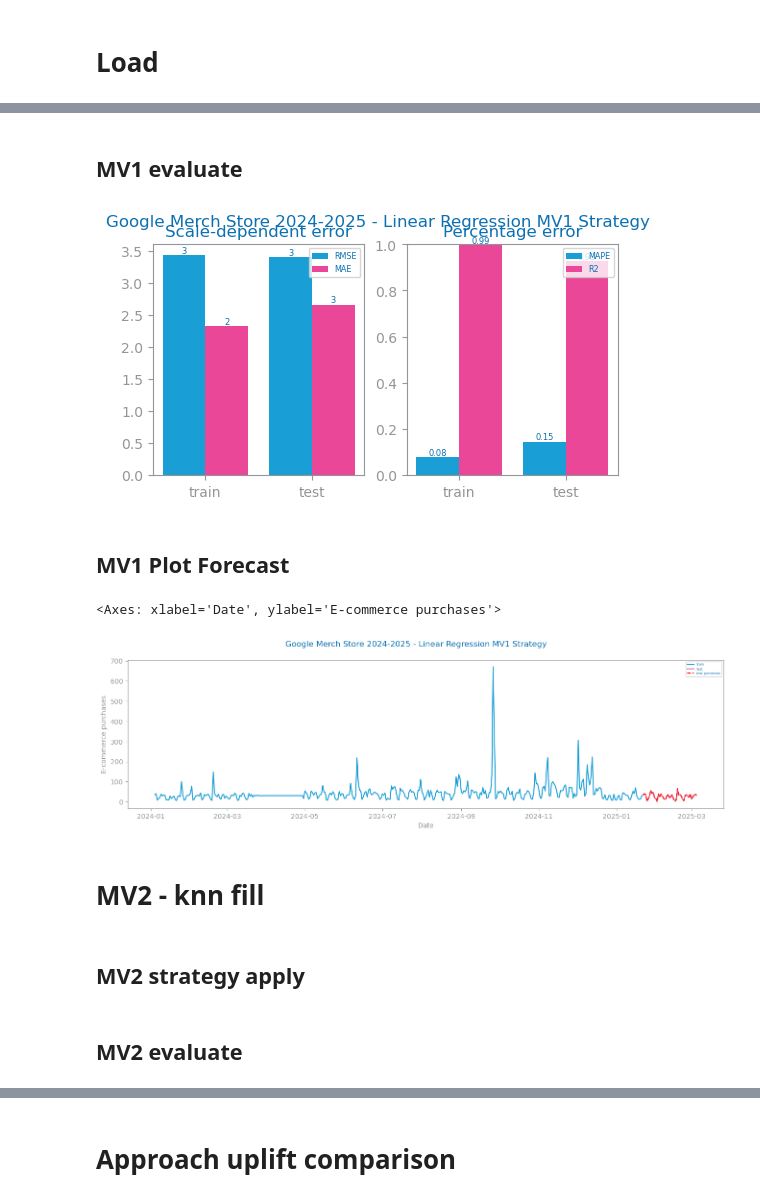
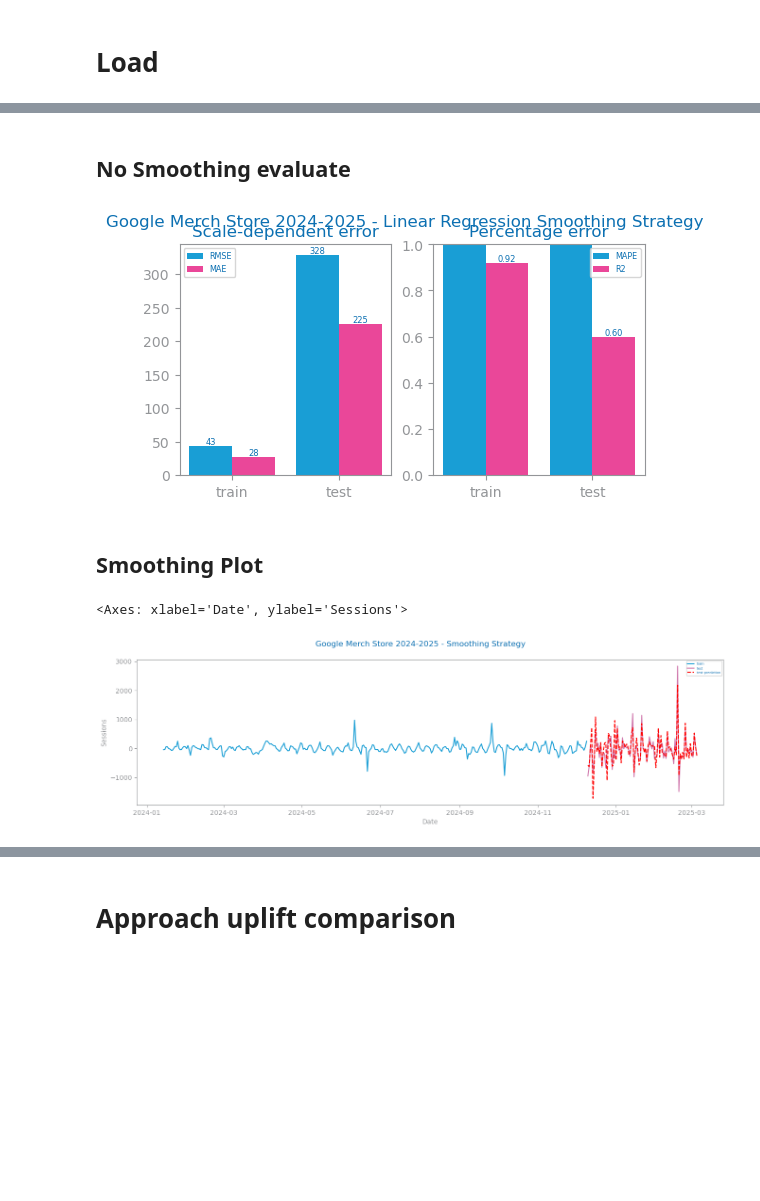
Before and after one commit to jvanalytics/ist_dash_2024_rec, a Jupyter notebook: time_series_forecasting/notebooks/dataset_3/5_ga4_merch_agg_2024_time_series_smoothing.ipynb, the cells around one changed output, grey strips where cells are left out. Saved outputs shown, nothing was run; the diff lists cells and outputs as text; code cells hidden in the pictures; blank space fills up the shorter version.

Commit message:
added smoothing and notebooks for evaluation. removed variables from pre proc

```diff
--- a/time_series_forecasting/notebooks/dataset_3/5_ga4_merch_agg_2024_time_series_smoothing.ipynb
+++ b/time_series_forecasting/notebooks/dataset_3/5_ga4_merch_agg_2024_time_series_smoothing.ipynb
@@ -29,15 +29,10 @@ test_data=False
 data=pd.read_csv(filepath, decimal=".",  index_col='Date', parse_dates=True,  infer_datetime_format=True)
 
 
-target='E-commerce purchases' # using for testing null values
-
-# target='Sessions' # the target class for project which does not contain nulls
-
-
+target='Sessions'
 series: Series = data[target]
 
-
-test_split_threshold = 0.9
+test_split_threshold = 0.8
 
 data.info()
 # %% [output]
@@ -151,0 +106,25 @@ Filling missing values for column: First time purchasers Mobile
+# %%
+
+def apply_strategy_1(df):
+
+    data_copy=df.copy()
+
+
+    # Split the data into train and test sets
+    train, test = series_train_test_split(data_copy, trn_pct=test_split_threshold)
+
+
+    WIN_SIZE = 10
+
+    #smoothing over the training data
+    train_smoothed=train.rolling(window=WIN_SIZE).mean().dropna()
+
+    return train_smoothed, test
+
+
+
+train_1,test_1=apply_strategy_1(data)
+
+print(train_1.info())
+
+print(test_1.info())
@@ -152,49 +149,44 @@ Filling missing values for column: First time purchasers Mobile
 # %% [markdown]
-## MV1 evaluate
+## No Smoothing evaluate
 # %%
 from pandas import Series
 from dslabs_functions import plot_forecasting_eval
 from sklearn.linear_model import LinearRegression
 
 
-
-# Split the data into train and test sets
-train_1, test_1 = series_train_test_split(data_1, trn_pct=test_split_threshold)
+# Split the data into train and test sets ------------------> ALREADY SPLIT IN THE STRATEGY FUNCTION
+# train_1, test_1 = series_train_test_split(data_1, trn_pct=test_split_threshold)
 
 # Prepare the training and testing data
 trnX_1 = train_1.drop(columns=[target])
 trnY_1 = train_1[target]
 tstX_1 = test_1.drop(columns=[target])
 tstY_1 = test_1[target]
 
 # Fit the linear regression model
 model_1 = LinearRegression()
 model_1.fit(trnX_1, trnY_1)
 
 # Predict the training and testing data
 prd_trn_1 = Series(model_1.predict(trnX_1), index=train_1.index)
 prd_tst_1 = Series(model_1.predict(tstX_1), index=test_1.index)
 
-
-plot_forecasting_eval(train_1[target], test_1[target], prd_trn_1, prd_tst_1, title=f"{file_tag} - Linear Regression MV1 Strategy")
-savefig(f"images/{file_tag}_linear_regression_eval.png")
+# Plot the forecasting evaluation
+plot_forecasting_eval(train_1[target], test_1[target], prd_trn_1, prd_tst_1, title=f"{file_tag} - Linear Regression Smoothing Strategy")
+savefig(f"images/{file_tag}_linear_regression_eval_smoothing.png")
 # %% [output]
-[figure, old version]
+[figure, new version]
 # %% [markdown]
-## MV1 Plot Forecast
+## Smoothing Plot
 # %%
 plot_forecasting_series(
     train_1[target],
     test_1[target],
     prd_tst_1,
-    title=f"{file_tag} - Linear Regression MV1 Strategy",
+    title=f"{file_tag} - Smoothing Strategy",
     xlabel='Date',
     ylabel=target,
 )
 # %% [output]
-<Axes: xlabel='Date', ylabel='E-commerce purchases'>
+<Axes: xlabel='Date', ylabel='Sessions'>
-[figure, old version]
+[figure, new version]
-# %% [markdown]
-# MV2 - knn fill
-# %% [markdown]
-## MV2 strategy apply
@@ -212,2 +192,0 @@ series_2: Series = data_2[target]
-# %% [markdown]
-## MV2 evaluate
```
Also changed, not shown: parts of 20 cells of this notebook, 10 other files.
